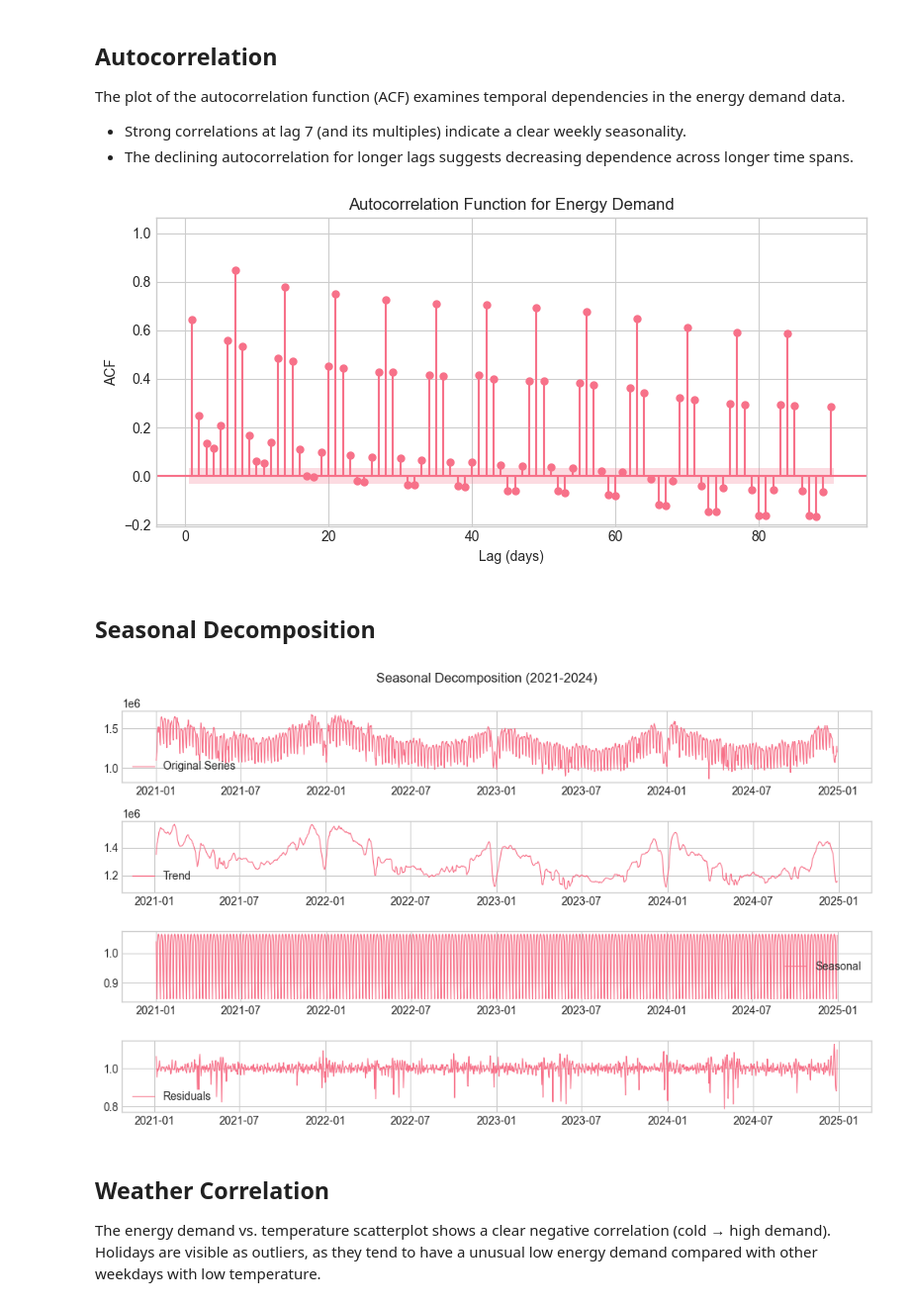
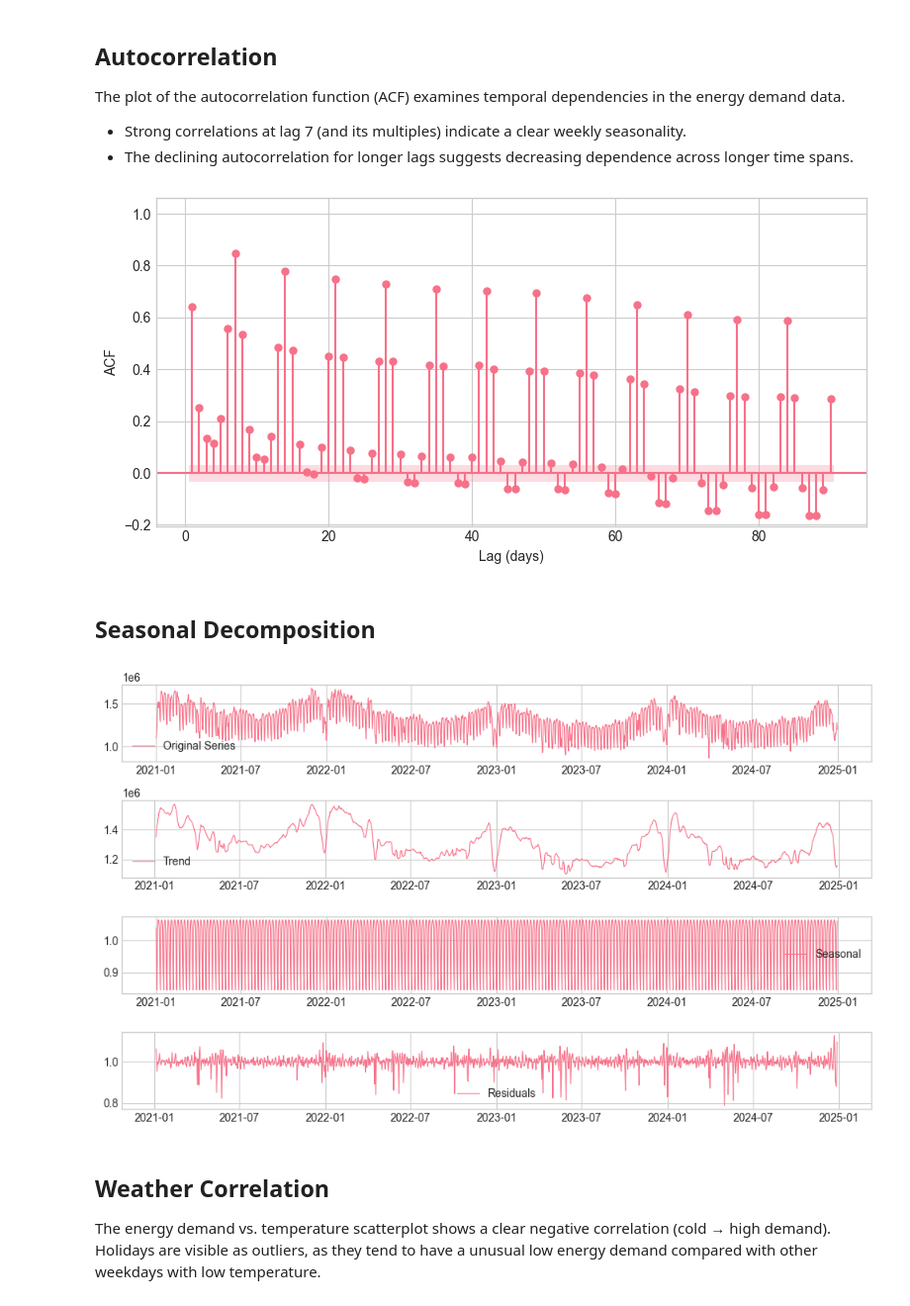
Before and after one commit to marakoe/energy-forecasting, a Jupyter notebook: notebooks/02_eda.ipynb, the cells around one changed output. Shown at 99% size. Drawn from its saved outputs; the diff is of its cells as text; code cells hidden in the pictures.

Commit message:
Final README + images

```diff
--- a/notebooks/02_eda.ipynb
+++ b/notebooks/02_eda.ipynb
@@ -87,48 +85,47 @@ plot_acf(
     bartlett_confint=False,
     auto_ylims=True
 )
-ax.set_title("Autocorrelation Function for Energy Demand")
+ax.set_title("")
 ax.set_xlabel("Lag (days)")
 ax.set_ylabel("ACF")
 plt.tight_layout()
 plt.savefig('../images/03_acf_weekly_pattern.png', dpi=300, bbox_inches='tight')
 plt.show()
 # %% [output]
-[figure, old version]
+[figure, new version]
 # %% [markdown]
 ## Seasonal Decomposition
 # %%
 subset = energy_weather_day[energy_weather_day.index.year > 2020].copy()
 result = seasonal_decompose(subset['load_mwh'], model='multiplicative', period=7)
 trend = result.trend.dropna()
 seasonal = result.seasonal.dropna()
 residual = result.resid.dropna()
 
 # Plot the decomposed components
 plt.figure(figsize=(10,6))
 
 plt.subplot(4, 1, 1)
 plt.plot(subset.index, subset['load_mwh'], label='Original Series', linewidth=0.8)
 plt.legend()
 
 plt.subplot(4, 1, 2)
 plt.plot(subset.index, result.trend, label='Trend', linewidth=0.8)
 plt.legend()
 
 plt.subplot(4, 1, 3)
 plt.plot(subset.index, result.seasonal, label='Seasonal', linewidth=0.8)
 plt.legend()
 
 plt.subplot(4, 1, 4)
 plt.plot(subset.index, result.resid, label='Residuals', linewidth=0.8)
 plt.legend()
 
-plt.suptitle('Seasonal Decomposition (2021-2024)')
 plt.tight_layout()
 plt.savefig('../images/04_seasonal_decomposition.png', dpi=300, bbox_inches='tight')
 plt.show()
 # %% [output]
-[figure, old version]
+[figure, new version]
 # %% [markdown]
 ## Weather Correlation
 The energy demand vs. temperature scatterplot shows a clear negative correlation (cold → high demand). Holidays are visible as outliers, as they tend to have a unusual low energy demand compared with other weekdays with low temperature.
```
Also changed, not shown: parts of 4 cells of this notebook, 7 other files.
